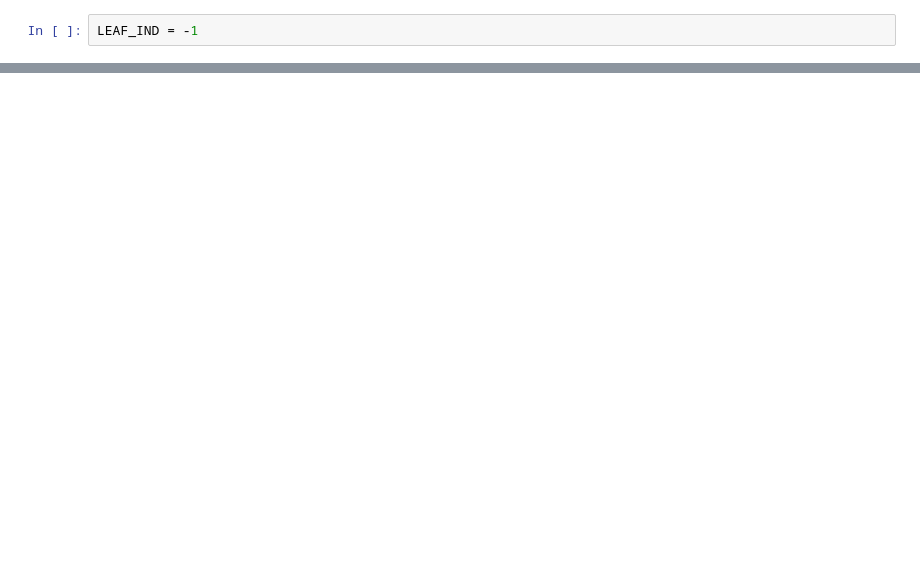
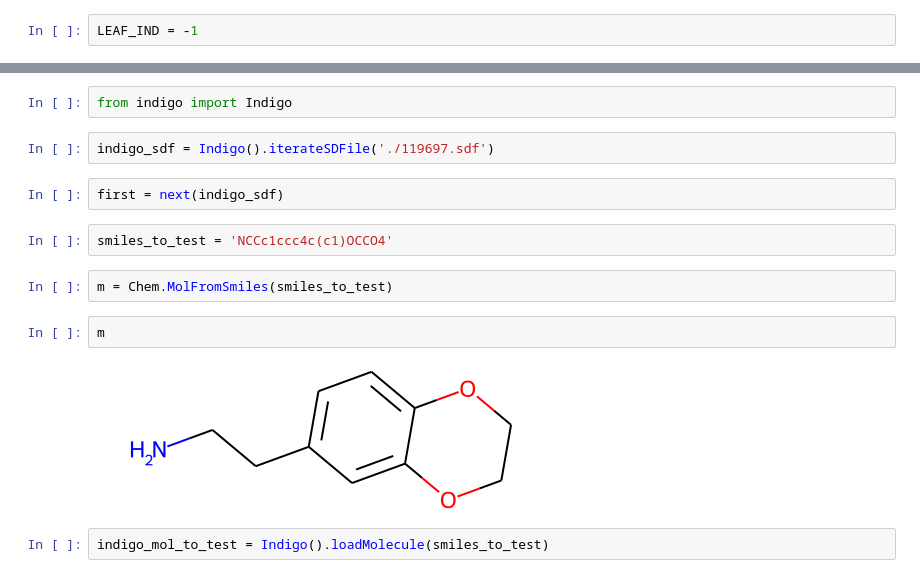
Before and after one commit to quantori/qtr-fingerprint, a Jupyter notebook: notebooks/fingerprint_research.ipynb, the cells around one changed output, grey strips where cells are left out. Saved outputs shown, nothing was run; the diff lists cells and outputs as text; blank space fills up the shorter version.

```diff
--- a/notebooks/fingerprint_research.ipynb
+++ b/notebooks/fingerprint_research.ipynb
@@ -225,0 +264,16 @@ df.loc[result]
+# %%
+from indigo import Indigo
+# %%
+indigo_sdf = Indigo().iterateSDFile('./119697.sdf')
+# %%
+first = next(indigo_sdf)
+# %%
+smiles_to_test = 'NCCc1ccc4c(c1)OCCO4'
+# %%
+m = Chem.MolFromSmiles(smiles_to_test)
+# %%
+m
+# %% [output]
+[figure, added]
+# %%
+indigo_mol_to_test = Indigo().loadMolecule(smiles_to_test)
```
Also changed, not shown: parts of 33 cells of this notebook.
